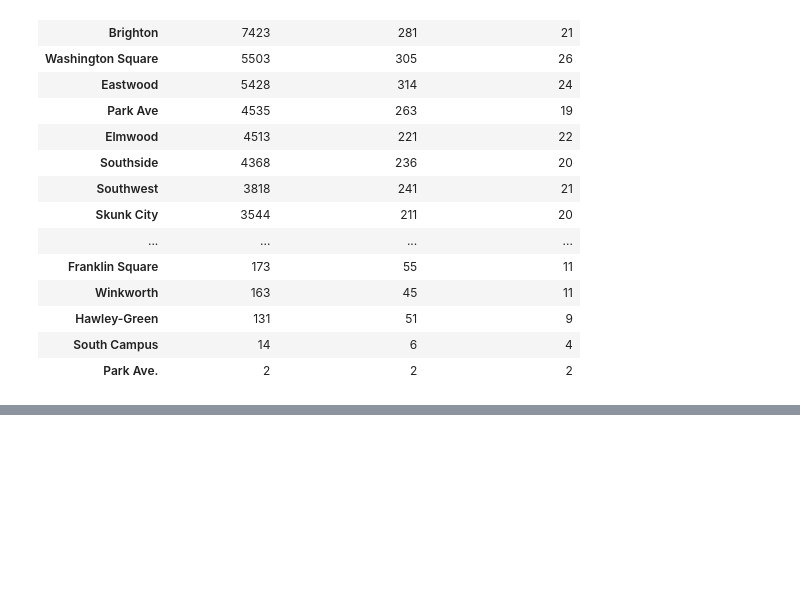
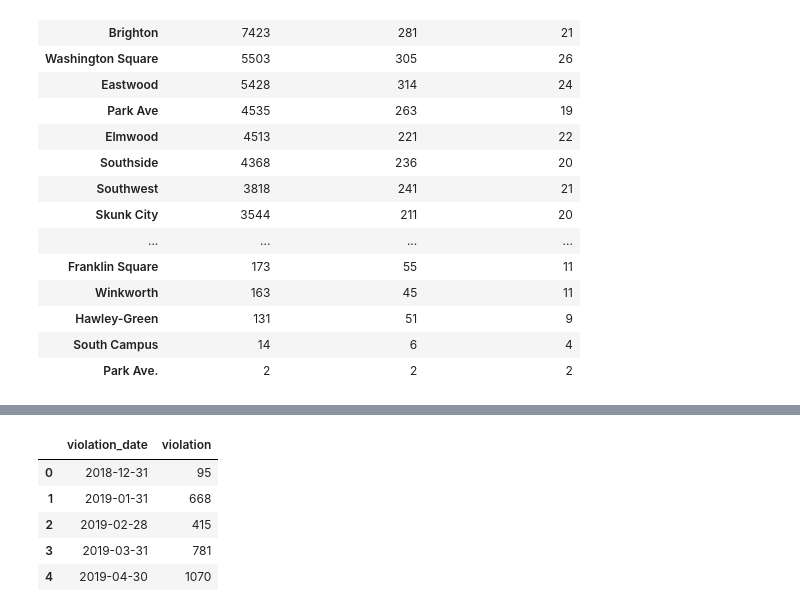
Before and after one commit to ht6631/IST_652_Project, a Jupyter notebook: ProjectAnalysis.ipynb, the cells around one changed output, grey strips where cells are left out. Drawn from its saved outputs; the diff is of its cells as text; code cells hidden in the pictures; blank space fills up the shorter version.

```diff
--- a/ProjectAnalysis.ipynb
+++ b/ProjectAnalysis.ipynb
@@ -324,0 +450,10 @@ Text(0.5, 1.0, 'compare_table.corr()')
+# %%
+monthly_sum=code_violations.resample('M',on='violation_date')['violation'].count().to_frame().reset_index()
+monthly_sum.head()
+# %% [output]
+|  | violation_date | violation |
+| 0 | 2018-12-31 | 95 |
+| 1 | 2019-01-31 | 668 |
+| 2 | 2019-02-28 | 415 |
+| 3 | 2019-03-31 | 781 |
+| 4 | 2019-04-30 | 1070 |
```
Also changed, not shown: parts of 46 cells of this notebook.
